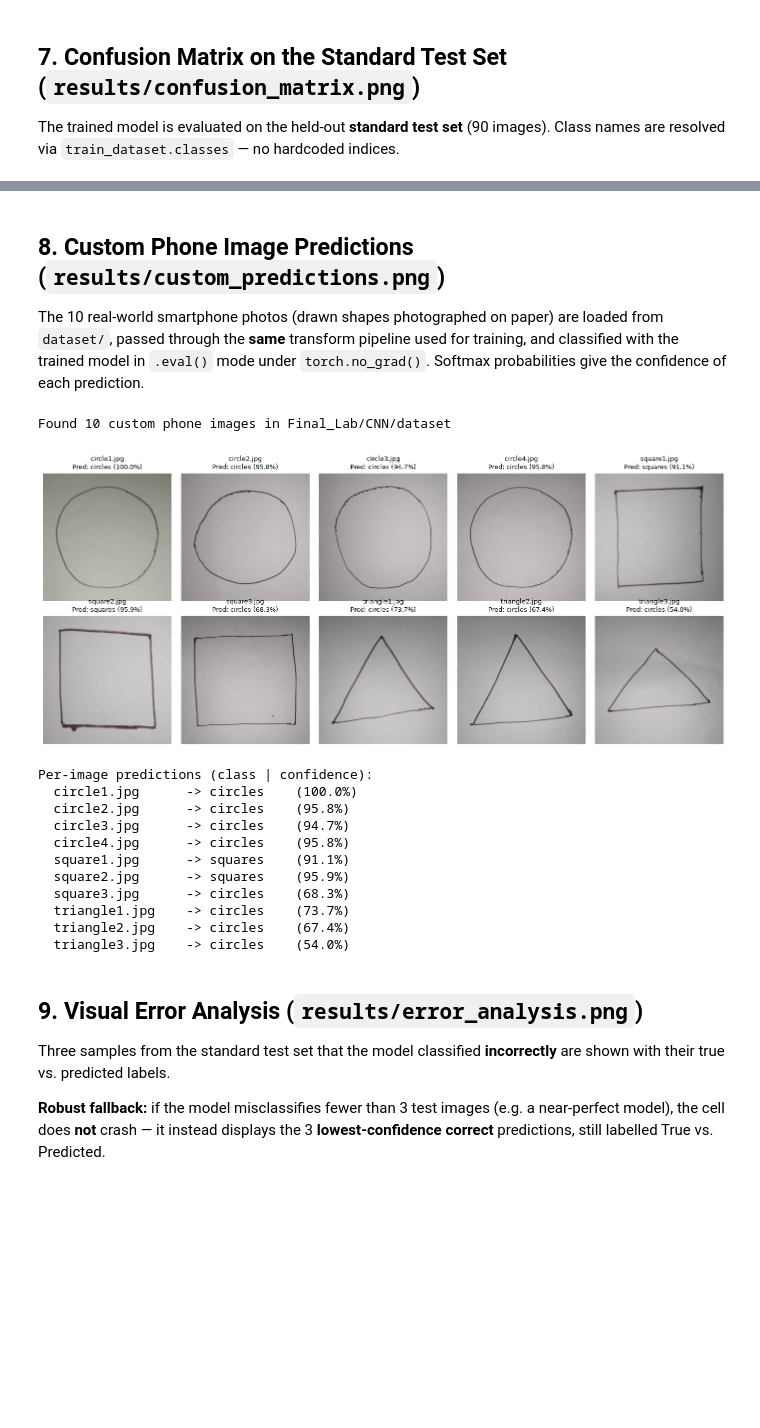
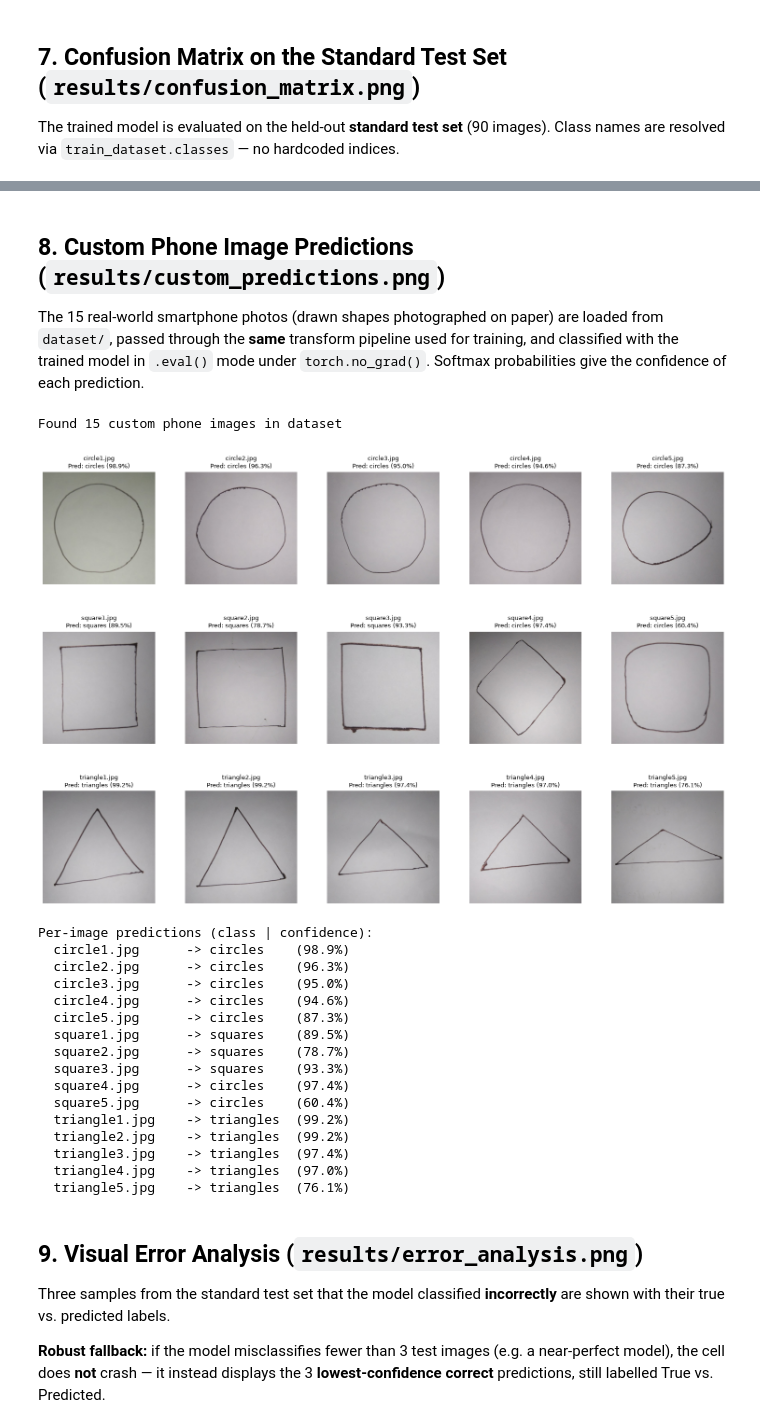
Before and after one commit to ahsanjust/CNN-Geometric-Shapes-Classification, a Jupyter notebook: 220119_CNN.ipynb, the cells around one changed output, grey strips where cells are left out. Cells and saved outputs as stored; diff of their text form; code cells hidden in the pictures; blank space fills up the shorter version.

Commit message:
Update CNN pipeline to 15 real-world photos (80% accuracy) with 42-page report

```diff
--- a/220119_CNN.ipynb
+++ b/220119_CNN.ipynb
@@ -421,7 +422,7 @@ weighted avg     0.8794    0.8667    0.8610        90
 # %% [markdown]
 ## 8. Custom Phone Image Predictions (`results/custom_predictions.png`)
 
-The 10 real-world smartphone photos (drawn shapes photographed on paper) are loaded from `dataset/`,
+The 15 real-world smartphone photos (drawn shapes photographed on paper) are loaded from `dataset/`,
 passed through the **same** transform pipeline used for training, and classified with the trained model
 in `.eval()` mode under `torch.no_grad()`. Softmax probabilities give the confidence of each prediction.
 # %%
@@ -431,55 +432,63 @@ custom_files = sorted(
 print(f"Found {len(custom_files)} custom phone images in {CUSTOM_DIR}")
 
 model.eval()
-fig, axes = plt.subplots(2, 5, figsize=(14, 6))
+n_imgs = len(custom_files)
+n_cols = 5
+n_rows = (n_imgs + n_cols - 1) // n_cols
+fig, axes = plt.subplots(n_rows, n_cols, figsize=(16, 3.5 * n_rows))
 axes = axes.flatten()
 
 for ax, fname in zip(axes, custom_files):
     img_path = os.path.join(CUSTOM_DIR, fname)
     image = Image.open(img_path).convert('RGB')
 
     # Same shared transform as the training data.
     input_tensor = transform(image).unsqueeze(0).to(device)
 
     with torch.no_grad():
         logits = model(input_tensor)
         probs = torch.softmax(logits, dim=1)          # class probabilities
         conf, pred_idx = torch.max(probs, 1)
 
     pred_cls = class_names[pred_idx.item()]           # resolve via class names
     confidence = conf.item() * 100.0
 
     ax.imshow(image)
     ax.set_title(f"{fname}\nPred: {pred_cls} ({confidence:.1f}%)", fontsize=9)
     ax.axis('off')
 
-plt.tight_layout()
-plt.savefig(os.path.join(RESULTS_DIR, "custom_predictions.png"), dpi=150, bbox_inches="tight")
+plt.subplots_adjust(hspace=0.42, wspace=0.20, top=0.94, bottom=0.06, left=0.04, right=0.96)
+plt.savefig(os.path.join(RESULTS_DIR, "custom_predictions.png"), dpi=200, bbox_inches="tight")
 plt.show()
 
 print("\nPer-image predictions (class | confidence):")
 for fname in custom_files:
     img_path = os.path.join(CUSTOM_DIR, fname)
     image = Image.open(img_path).convert('RGB')
     input_tensor = transform(image).unsqueeze(0).to(device)
     with torch.no_grad():
         probs = torch.softmax(model(input_tensor), dim=1)
         conf, pred_idx = torch.max(probs, 1)
     print(f"  {fname:16s} -> {class_names[pred_idx.item()]:10s} ({conf.item()*100:.1f}%)")
 # %% [output]
-Found 10 custom phone images in Final_Lab/CNN/dataset
+Found 15 custom phone images in dataset
-[figure, old version]
+[figure, new version]
 Per-image predictions (class | confidence):
-  circle1.jpg      -> circles    (100.0%)
-  circle2.jpg      -> circles    (95.8%)
-  circle3.jpg      -> circles    (94.7%)
-  circle4.jpg      -> circles    (95.8%)
-  square1.jpg      -> squares    (91.1%)
-  square2.jpg      -> squares    (95.9%)
-  square3.jpg      -> circles    (68.3%)
-  triangle1.jpg    -> circles    (73.7%)
-  triangle2.jpg    -> circles    (67.4%)
-  triangle3.jpg    -> circles    (54.0%)
+  circle1.jpg      -> circles    (98.9%)
+  circle2.jpg      -> circles    (96.3%)
+  circle3.jpg      -> circles    (95.0%)
+  circle4.jpg      -> circles    (94.6%)
+  circle5.jpg      -> circles    (87.3%)
+  square1.jpg      -> squares    (89.5%)
+  square2.jpg      -> squares    (78.7%)
+  square3.jpg      -> squares    (93.3%)
+  square4.jpg      -> circles    (97.4%)
+  square5.jpg      -> circles    (60.4%)
+  triangle1.jpg    -> triangles  (99.2%)
+  triangle2.jpg    -> triangles  (99.2%)
+  triangle3.jpg    -> triangles  (97.4%)
+  triangle4.jpg    -> triangles  (97.0%)
+  triangle5.jpg    -> triangles  (76.1%)
 # %% [markdown]
 ## 9. Visual Error Analysis (`results/error_analysis.png`)
 
```
Also changed, not shown: parts of 7 cells of this notebook, 21 other files.
